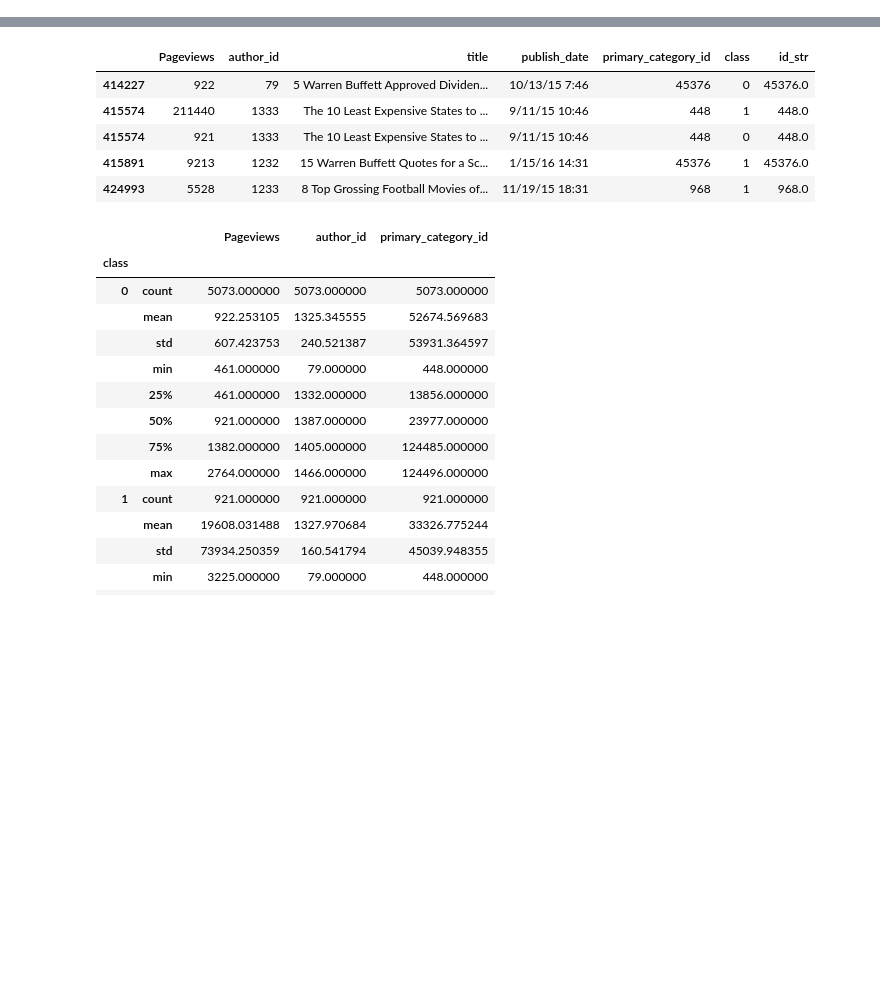
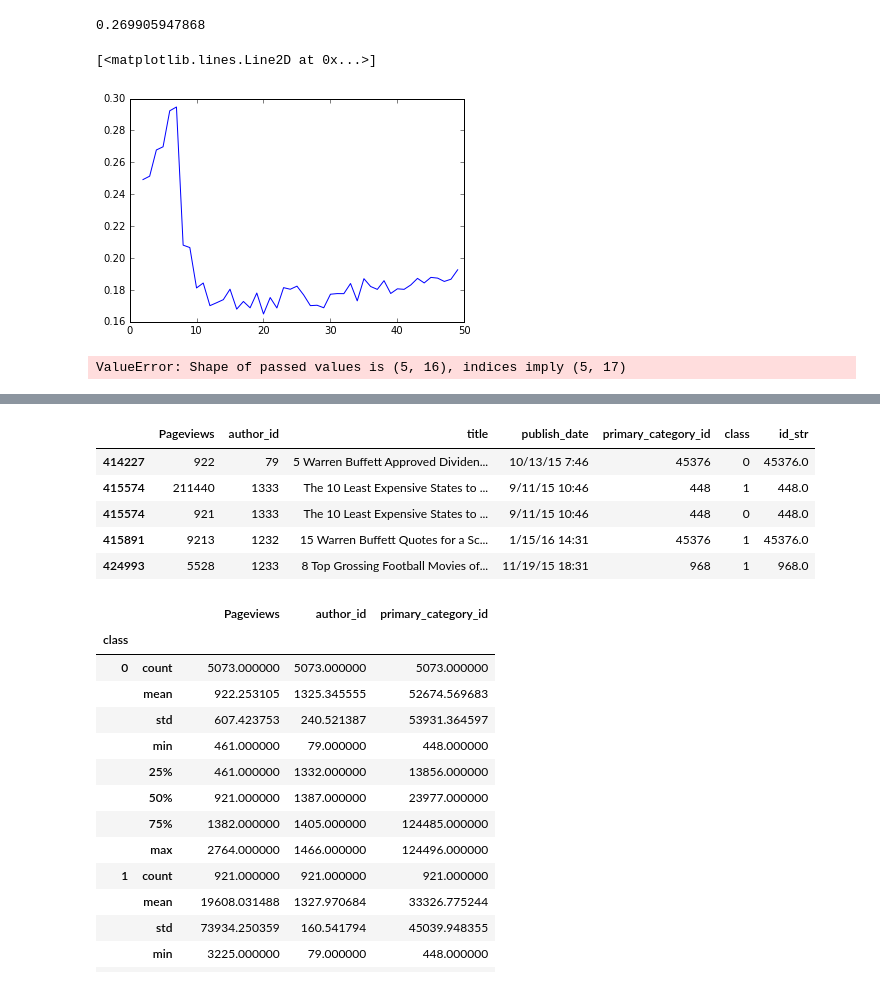
Before and after one commit to lnishihira/LNhomework, a Jupyter notebook: author id and time .ipynb, the cells around one changed output, grey strips where cells are left out. Cells and saved outputs as stored; diff of their text form; code cells hidden in the pictures; blank space fills up the shorter version.

```diff
--- a/author id and time .ipynb
+++ b/author id and time .ipynb
@@ -99,3 +211,28 @@ df1.head()
+# %%
+from sklearn.metrics import silhouette_score
+print silhouette_score(X_train_std, cluster_labels)
+# %% [output]
+0.269905947868
+# %%
+x = []
+y = []
+for n in range(2,50):
+    km2 = KMeans(n_clusters=n)
+    centers = km2.fit_predict(X_train_std)
+    x.append(n)
+    y.append(silhouette_score(X_train_std, centers))
+plt.plot(x, y)
+# %% [output]
+[<matplotlib.lines.Line2D at 0x...>]
+[figure, added]
+# %%
+km = KMeans(n_clusters=5, n_init=20)
+km.fit(X_train_std)
+pd.set_option('display.float_format', lambda x: '%.3f' % x)
+columns = {str(x): scale.inverse_transform(km.cluster_centers_[x]) for x in range(0,len(km.cluster_centers_))}
+pd.DataFrame(columns, index=df.columns)
+# %% [output]
+ValueError: Shape of passed values is (5, 16), indices imply (5, 17)
 # %%
 df1.head()
 # %% [output]
```
Also changed, not shown: parts of 28 cells of this notebook.
